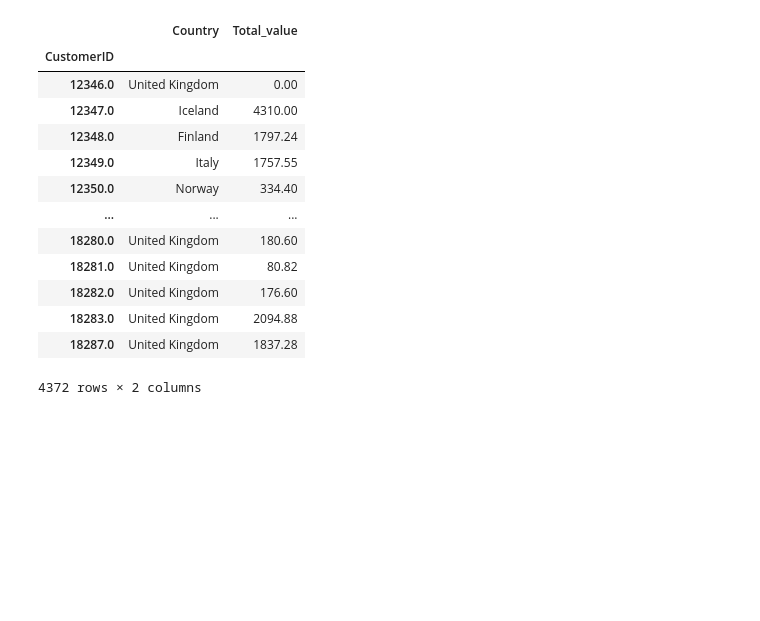
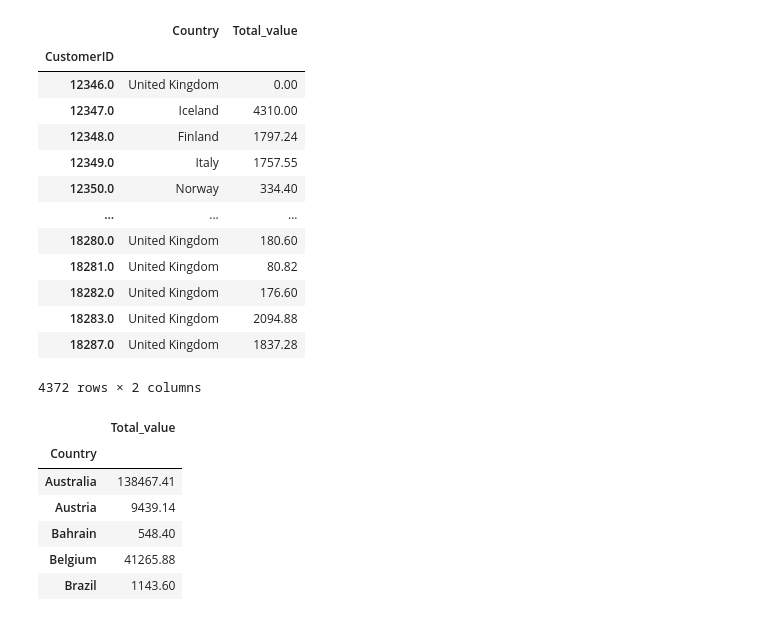
Before and after one commit to V-Nayak/EDA_project, a Jupyter notebook: Capstone_Project_1_Propensity_Model.ipynb, the cells around one changed output. Cells and saved outputs as stored; diff of their text form; code cells hidden in the pictures; blank space fills up the shorter version.

```diff
--- a/Capstone_Project_1_Propensity_Model.ipynb
+++ b/Capstone_Project_1_Propensity_Model.ipynb
@@ -293,3 +296,21 @@ TValue_Table
 | 18283.0 | United Kingdom | 2094.88 |
 | 18287.0 | United Kingdom | 1837.28 |
 4372 rows × 2 columns
+# %%
+custom_aggregation = {}
+custom_aggregation["Total_value"] = "sum"
+
+
+TCountry_Table = TValue_Table.groupby("Country").agg(custom_aggregation)
+
+TCountry_Table.head(5)
+
+## This table will create CLV table as per countries and will help in identifying area wise value contribution.
+# %% [output]
+|  | Total_value |
+| Country |  |
+| Australia | 138467.41 |
+| Austria | 9439.14 |
+| Bahrain | 548.40 |
+| Belgium | 41265.88 |
+| Brazil | 1143.60 |
```
Also changed, not shown: parts of 7 cells of this notebook.
